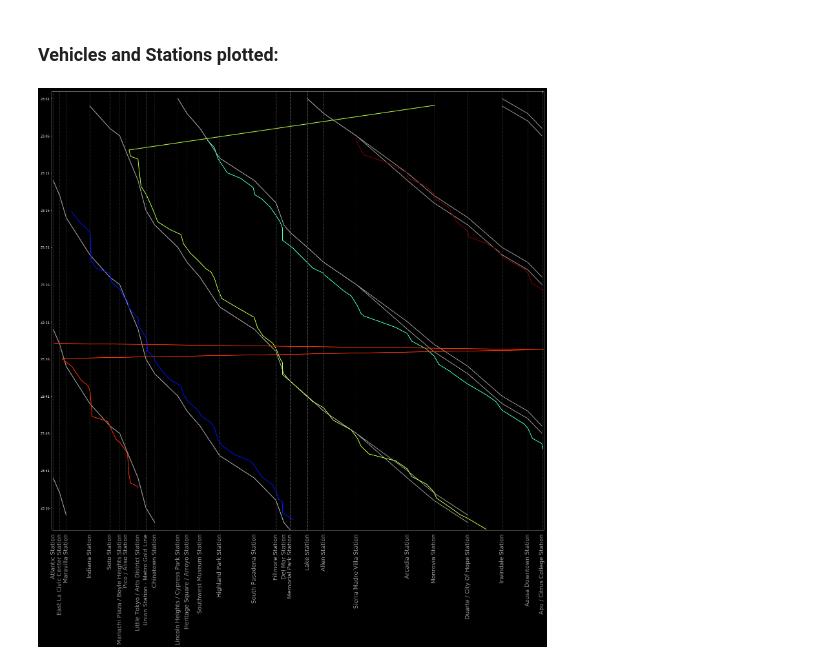
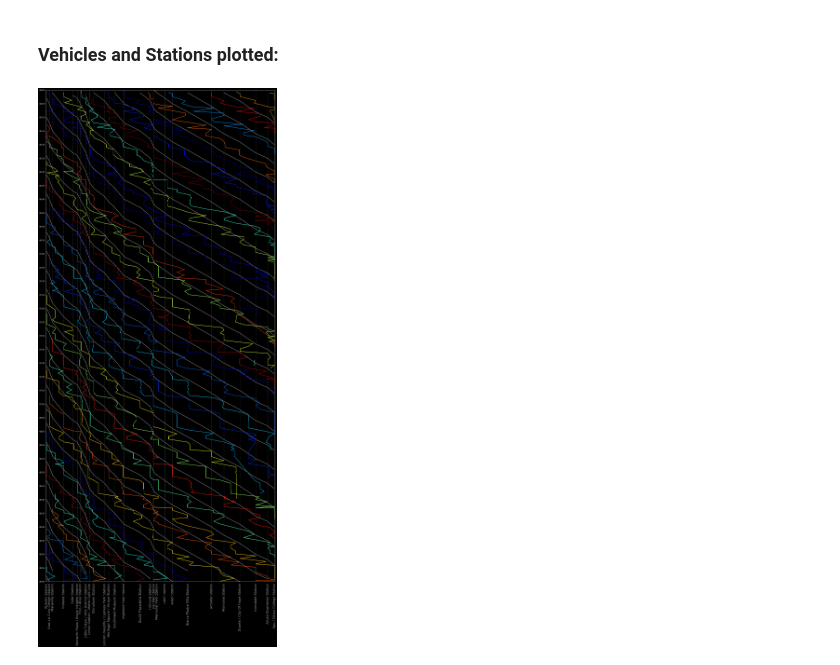
Before and after one commit to metro-ontime/performance_tracker, a Jupyter notebook: performance_model.ipynb, the cells around one changed output. Drawn from its saved outputs; the diff is of its cells as text; code cells hidden in the pictures.

```diff
--- a/performance_model.ipynb
+++ b/performance_model.ipynb
@@ -25,11 +55,11 @@ schedule_northbound = schedule[schedule['stop_headsign'] == '804 - Azusa / Citru
 schedule_southbound = schedule[schedule['stop_headsign'] == '804 - Atlantic Station']
 # %%
 from analyzer.Visualizer import Marey
-start_date = pd.to_datetime('10/29/18 23:00:00')
-end_date = pd.to_datetime('10/29/18 23:59:00')
-northPlot = Marey(gold_line.stations, start_date, end_date, northbound, schedule_northbound)
+start_date = pd.to_datetime('10/30/18 06:00:00')
+end_date = pd.to_datetime('10/30/18 09:00:00')
+#northPlot = Marey(gold_line.stations, start_date, end_date, northbound, schedule_northbound)
 southPlot = Marey(gold_line.stations, start_date, end_date, southbound, schedule_southbound)
 # %%
-northPlot.plot(60, 25)
+northPlot.plot(50, 50)
 # %% [output]
-[figure, old version]
+[figure, new version]
```
Also changed, not shown: parts of 6 cells of this notebook, 8 other files.
